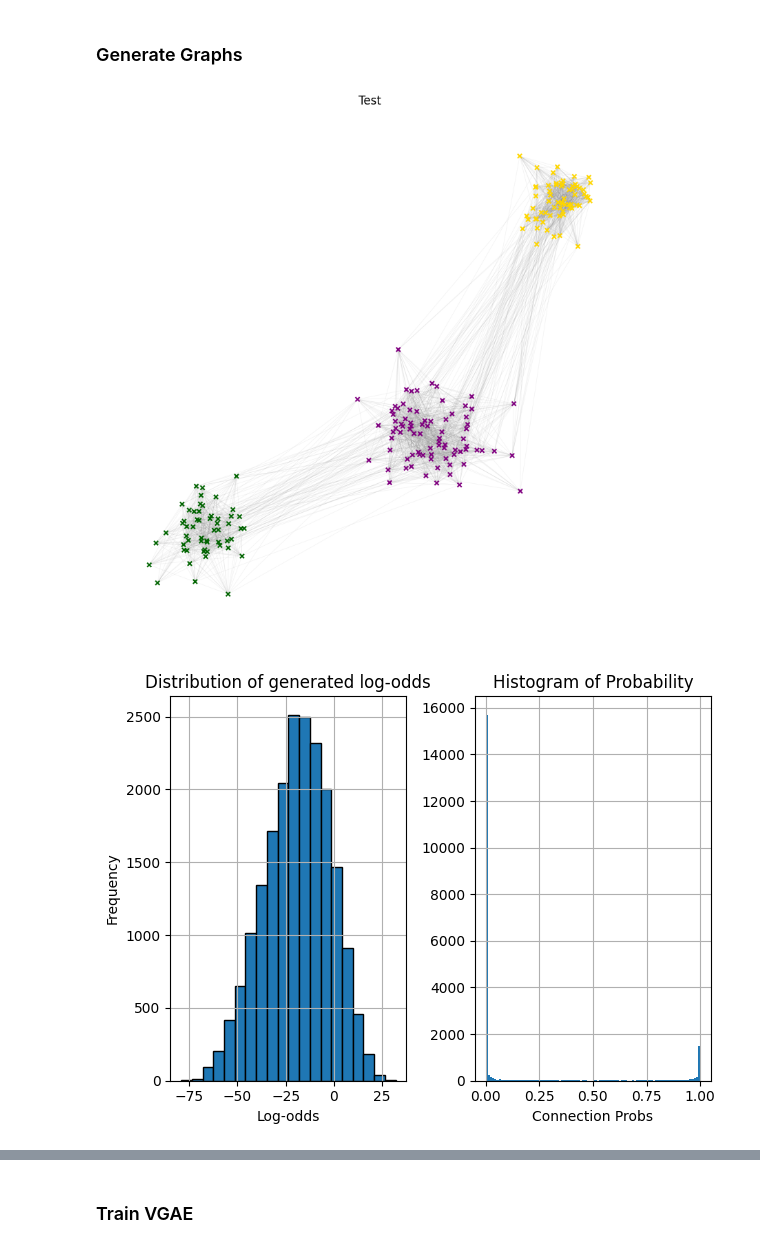
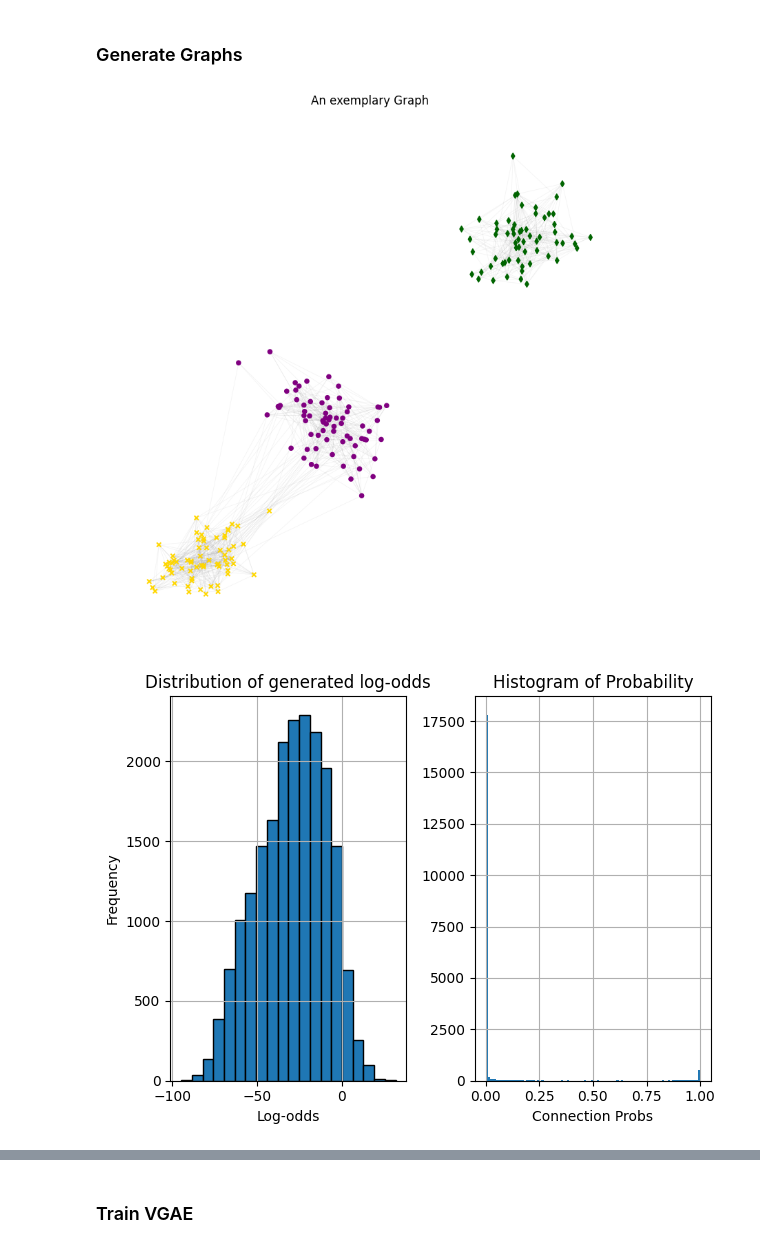
Before and after one commit to FisnikZogaj/MA, a Jupyter notebook: ClassConstructorGLM.ipynb, the cells around one changed output, grey strips where cells are left out. Cells and saved outputs as stored; diff of their text form; code cells hidden in the pictures.

```diff
--- a/ClassConstructorGLM.ipynb
+++ b/ClassConstructorGLM.ipynb
@@ -283,63 +305,64 @@ class GLMGraph:
 # ************************************************
 # I.e. Scenario:
 
-means = [(-2, 1),
-         (5, 4),
-         (9, 11)]
+means = [(-3.5, -4),
+         (0, .5),
+         (5, 6.5)]
 
-covariances = [np.array([[0.5, 0.1],
-                         [0.1, 0.5]]),
+covariances = [np.array([[0.5, 0.3],
+                         [0.3, 0.5]]),
                np.array([[0.8, -0.2],
                          [-0.2, 0.8]]),
-               np.array([[0.3, 0.1],
-                         [0.1, 0.3]])]
+               np.array([[0.6, 0.1],
+                         [0.1, 0.6]])]
 
 weights = [0.3, 0.4, 0.3]
 
 k = 3
+y_theta = [1.5, 3] # + [1 for _ in range(k)]
 
-y_theta = [1.5, 3]
-
-c_intercept = 0
-c_theta = [-2.5, -1.5]
+c_intercept = -5
+c_theta = np.array([-3, -2.5])#, np.log(10)])
 n_nodes = 200
 
-# ************************************************
-# ********* Set MC-variance: *********************
-# ************************************************
+# Set MC-variance:
 
 y_eps = 3
 c_eps = 10
 R = 20 # Number of MC-runs
 
+igncat = True
 
-def gen_graph(n_nodes, clear=True):
+def gen_graph(n_nodes, clear=True, th=.5):
     """ Adjusted to workflow order"""
     gglm = GLMGraph(n_nodes)
 
     gglm.add_num_features(n_c=3, mu=means, sigma=covariances, w=weights)
     gglm.add_community(k)
-    gglm.set_x(ignore_cat=True)
+    gglm.set_x(ignore_cat=igncat)
+
     gglm.set_y(y_theta, y_eps, task="binary")
 
-    gglm.set_connections(c_intercept, c_theta, c_eps, ignore_cat=True)
-    th = np.random.rand(gglm.n_edge_permutations) #treshhold
+    gglm.set_connections(c_intercept, c_theta, c_eps, ignore_cat=igncat)
+    if not th:
+        th = np.random.rand(gglm.n_edge_permutations) #treshhold
+
     gglm.set_Nx(th)
 
     gglm.sample_train_edge_labels()
     gglm.set_Data_object()
 
     if clear:
         gglm.clear_memory() # leaves only Nx and DataObject
 
     return gglm
 
-sampG = gen_graph(200, False)
+sampG = gen_graph(n_nodes, False)
 sampG.plot_2d("An exemplary Graph")
 sampG.plot_connection_details()
 # %% [output]
-[figure, old version]
+[figure, new version]
-[figure, old version]
+[figure, new version]
 # %%
 train_data_list, val_data_list, test_data_list = [], [], []
 
```
Also changed, not shown: parts of 8 cells of this notebook, 1 other file.
